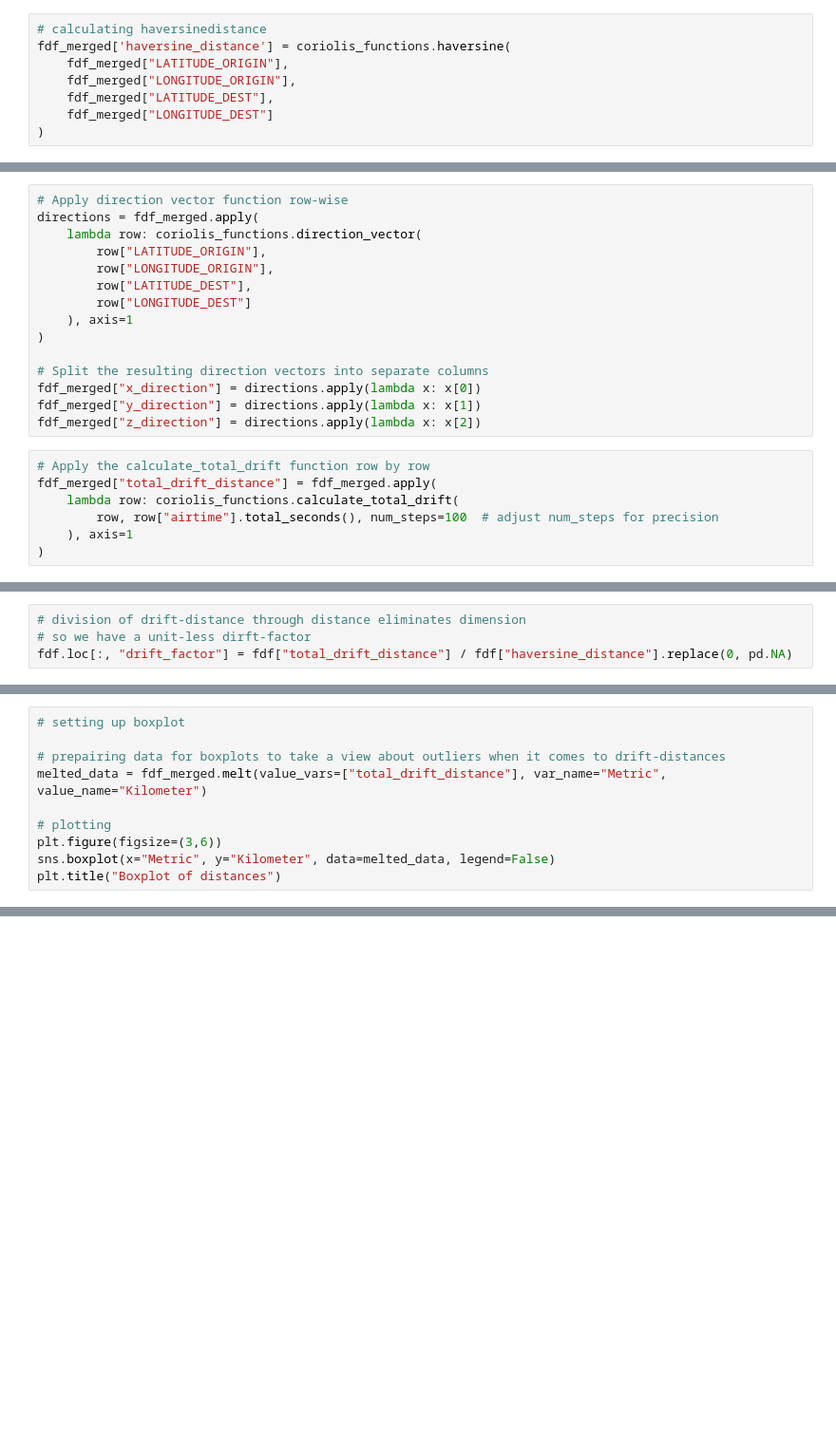
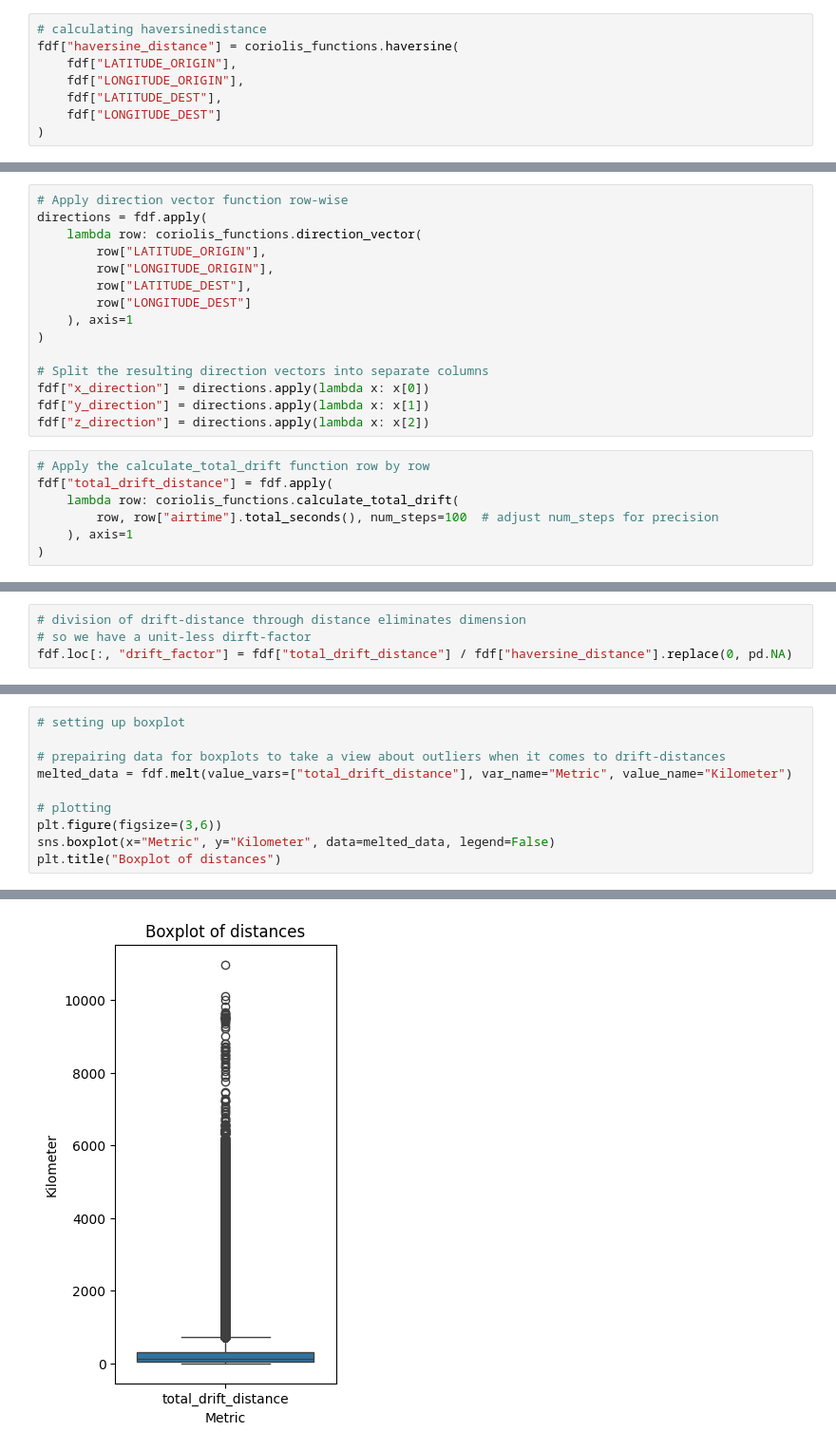
Before and after one commit to janiejestemja/coriolis_flights, a Jupyter notebook: coriolis_analysis_02.ipynb, the cells around one changed output, grey strips where cells are left out. Shown at 95% size. Cells and saved outputs as stored; diff of their text form; blank space fills up the shorter version.

```diff
--- a/coriolis_analysis_02.ipynb
+++ b/coriolis_analysis_02.ipynb
@@ -94,17 +118,17 @@ fdf["airtime"] = fdf["won_datetime"] - fdf["woff_datetime"]
 fdf = fdf[(fdf["airtime"].dt.total_seconds() > 0)]
 # %%
 # calculating haversinedistance
-fdf_merged['haversine_distance'] = coriolis_functions.haversine(
-    fdf_merged["LATITUDE_ORIGIN"],
-    fdf_merged["LONGITUDE_ORIGIN"],
-    fdf_merged["LATITUDE_DEST"],
-    fdf_merged["LONGITUDE_DEST"]
+fdf["haversine_distance"] = coriolis_functions.haversine(
+    fdf["LATITUDE_ORIGIN"],
+    fdf["LONGITUDE_ORIGIN"],
+    fdf["LATITUDE_DEST"],
+    fdf["LONGITUDE_DEST"]
 )
 # %%
 start_time = time.time()
 # %%
 # Apply direction vector function row-wise
-directions = fdf_merged.apply(
+directions = fdf.apply(
     lambda row: coriolis_functions.direction_vector(
         row["LATITUDE_ORIGIN"],
         row["LONGITUDE_ORIGIN"],
@@ -114,12 +138,12 @@ directions = fdf_merged.apply(
 )
 
 # Split the resulting direction vectors into separate columns
-fdf_merged["x_direction"] = directions.apply(lambda x: x[0])
-fdf_merged["y_direction"] = directions.apply(lambda x: x[1])
-fdf_merged["z_direction"] = directions.apply(lambda x: x[2])
+fdf["x_direction"] = directions.apply(lambda x: x[0])
+fdf["y_direction"] = directions.apply(lambda x: x[1])
+fdf["z_direction"] = directions.apply(lambda x: x[2])
 # %%
 # Apply the calculate_total_drift function row by row
-fdf_merged["total_drift_distance"] = fdf_merged.apply(
+fdf["total_drift_distance"] = fdf.apply(
     lambda row: coriolis_functions.calculate_total_drift(
         row, row["airtime"].total_seconds(), num_steps=100  # adjust num_steps for precision
     ), axis=1
@@ -163,9 +213,10 @@ plt.show()
 # setting up boxplot
 
 # prepairing data for boxplots to take a view about outliers when it comes to drift-distances
-melted_data = fdf_merged.melt(value_vars=["total_drift_distance"], var_name="Metric", value_name="Kilometer")
+melted_data = fdf.melt(value_vars=["total_drift_distance"], var_name="Metric", value_name="Kilometer")
 
 # plotting
 plt.figure(figsize=(3,6))
 sns.boxplot(x="Metric", y="Kilometer", data=melted_data, legend=False)
 plt.title("Boxplot of distances")
+# %% [output]
@@ -172,3 +224,4 @@ plt.title("Boxplot of distances")
+[figure, added]
 # %%
 # how much is this coriolis-drift in absolute numbers?
 absolute_drift_distance = fdf["total_drift_distance"].sum()
```
Also changed, not shown: parts of 11 cells of this notebook.
